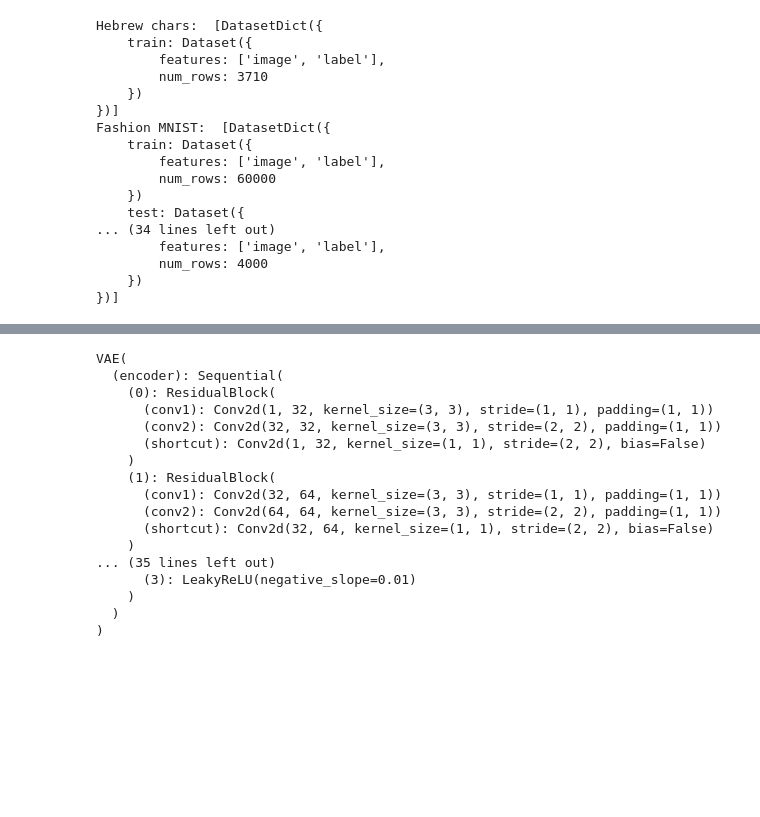
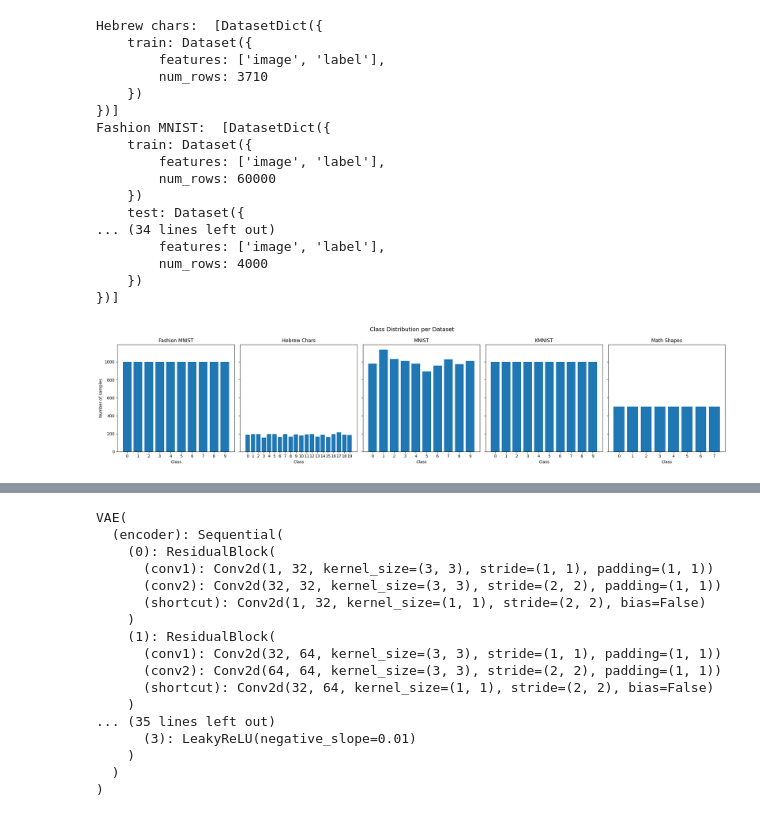
Before and after one commit to JeroenN/UDL-MetaTrainingHyperNetwork, a Jupyter notebook: notebooks/explore_seb.ipynb, the cells around one changed output, grey strips where cells are left out. Saved outputs shown, nothing was run; the diff lists cells and outputs as text; code cells hidden in the pictures; blank space fills up the shorter version.

```diff
--- a/notebooks/explore_seb.ipynb
+++ b/notebooks/explore_seb.ipynb
@@ -50,4 +52,33 @@ test_kmnist = kmnist[0]["test"]
 
 train_math_shapes = math_shapes[0]["train"]
 test_math_shapes = math_shapes[0]["test"]
+# %%
+import matplotlib.pyplot as plt
+
+datasets = {
+    "Fashion MNIST": test_fashion_mnist,
+    "Hebrew Chars": train_hebrew_chars,
+    "MNIST": test_mnist,
+    "KMNIST": test_kmnist,
+    "Math Shapes": test_math_shapes
+}
+
+fig, axes = plt.subplots(1, len(datasets), figsize=(22, 5), sharey=True)
+
+for ax, (name, data) in zip(axes, datasets.items()):
+    labels = data["label"]
+    unique, counts = np.unique(labels, return_counts=True)
+
+    ax.bar(unique, counts)
+    ax.set_title(name)
+    ax.set_xlabel("Class")
+    ax.set_xticks(unique)
+
+axes[0].set_ylabel("Number of samples")
+fig.suptitle("Class Distribution per Dataset", fontsize=14)
+
+plt.tight_layout()
+plt.show()
+# %% [output]
+[figure, added]
 # %%
```
Also changed, not shown: parts of 16 cells of this notebook, 5 other files.
